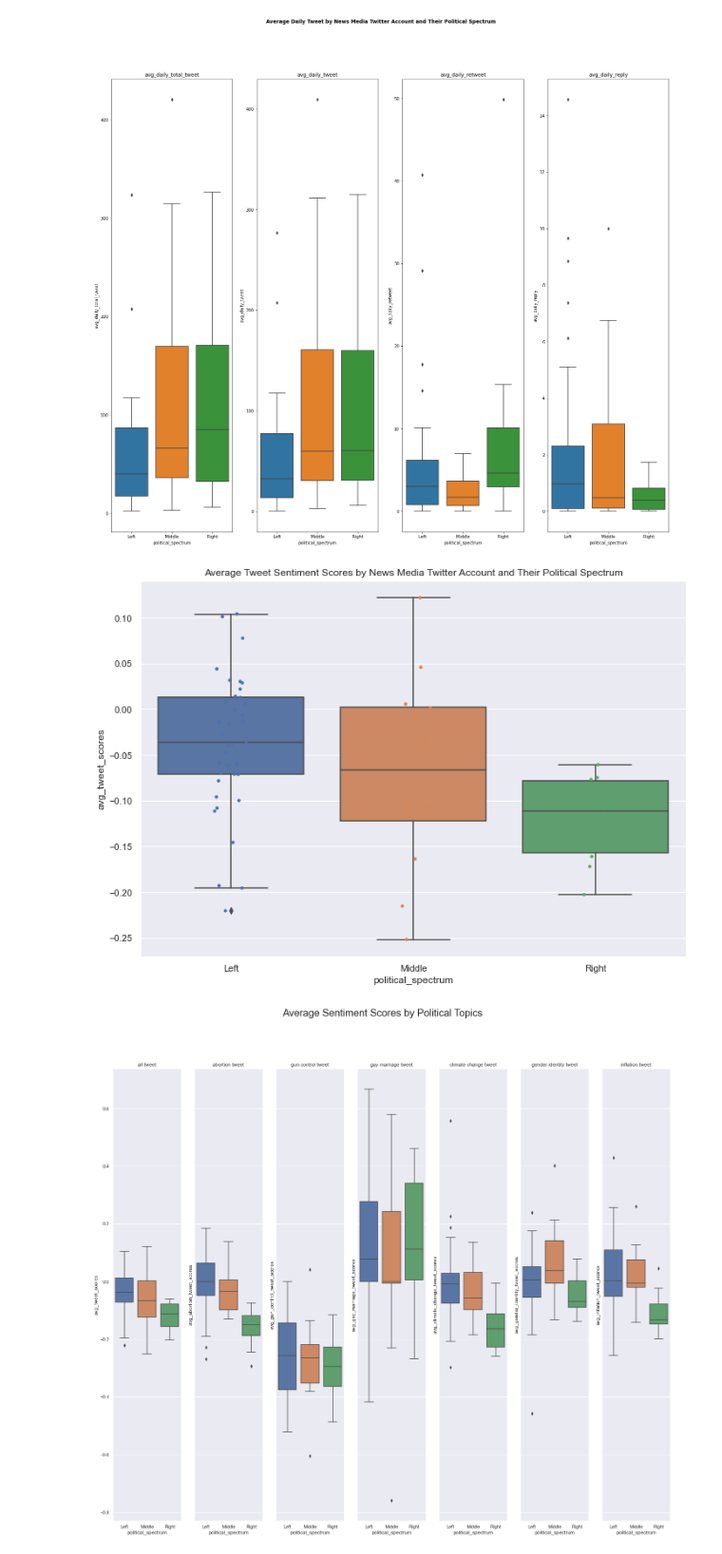
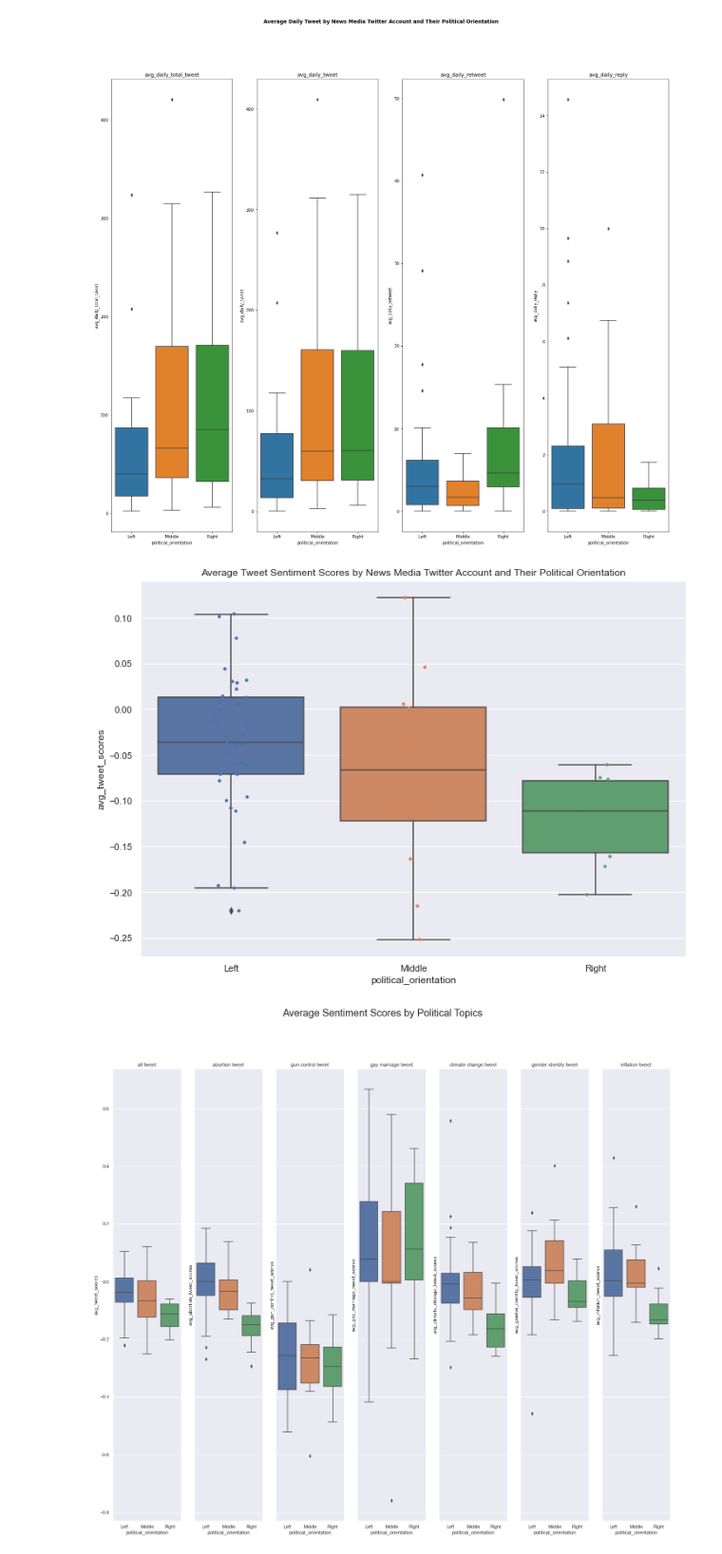
Before and after one commit to katherineskc/data_science_tweets_neutrality, a Jupyter notebook: preliminary_analysis.ipynb, the cells around one changed output. Shown at 95% size. Saved outputs shown, nothing was run; the diff lists cells and outputs as text; code cells hidden in the pictures.

Commit message:
changed terms used in visualisations

```diff
--- a/preliminary_analysis.ipynb
+++ b/preliminary_analysis.ipynb
@@ -553,3 +553,6 @@ combined_analysis_df_piv_3
 # %% [output]
 | political_spectrum | Left | Middle | Right | total |
 | count_tweet | 95884 | 48463 | 39847 | 184194 |
+# %%
+combined_analysis_df = combined_analysis_df.rename(columns={"political_spectrum": "political_orientation"})
+combined_analysis_df.head()
@@ -624,16 +634,16 @@ plt.savefig('average_daily_tweet_by_news_media_twitter_account_and_their_politic
 # %%
 # overall_avg_scores_compound by political_spectrum
 
 sns.set_style("darkgrid")
 
 sns.set(rc={'figure.figsize':(11.7,8.27)})
 
-sns.boxplot(x="political_spectrum", y="avg_tweet_scores", data=combined_analysis_df).set(title='Average Tweet Sentiment Scores by News Media Twitter Account and Their Political Spectrum')
-sns.stripplot(x="political_spectrum", y="avg_tweet_scores", data=combined_analysis_df,
+sns.boxplot(x="political_orientation", y="avg_tweet_scores", data=combined_analysis_df).set(title='Average Tweet Sentiment Scores by News Media Twitter Account and Their Political Orientation')
+sns.stripplot(x="political_orientation", y="avg_tweet_scores", data=combined_analysis_df,
               size=4, jitter=True, edgecolor="gray")
-plt.savefig('average_tweet_sentiment_scores_by_news_media_twitter_account_and_their_political_spectrum.png')
+plt.savefig('average_tweet_sentiment_scores_by_news_media_twitter_account_and_their_political_orientation.png')
 # %% [output]
-[figure, old version]
+[figure, new version]
 # %%
 fig, axes = plt.subplots(nrows=1, ncols=7, figsize=(24,20), sharex=True, sharey=True)
 
```
Also changed, not shown: parts of 5 cells of this notebook.
